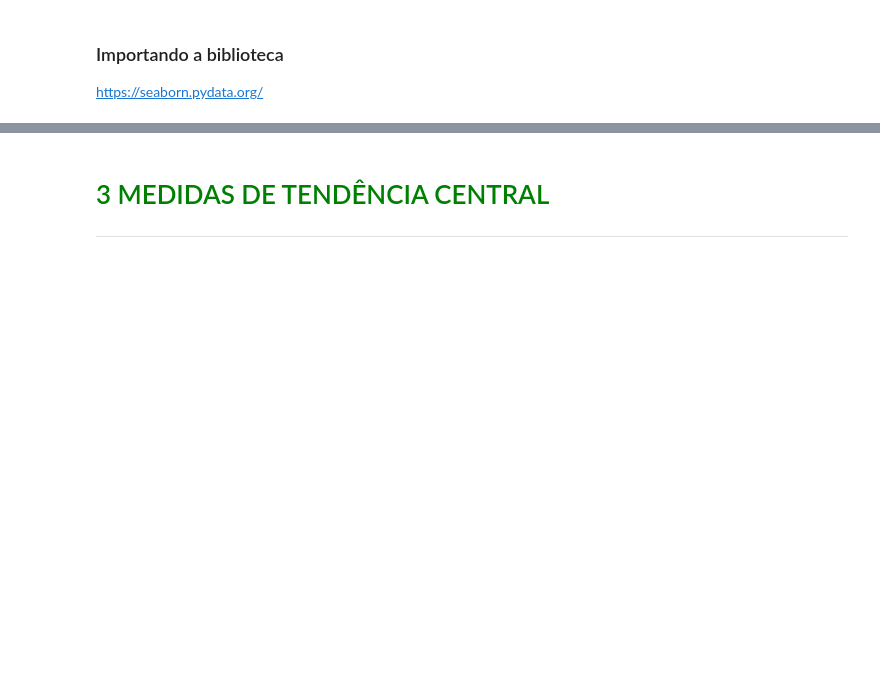
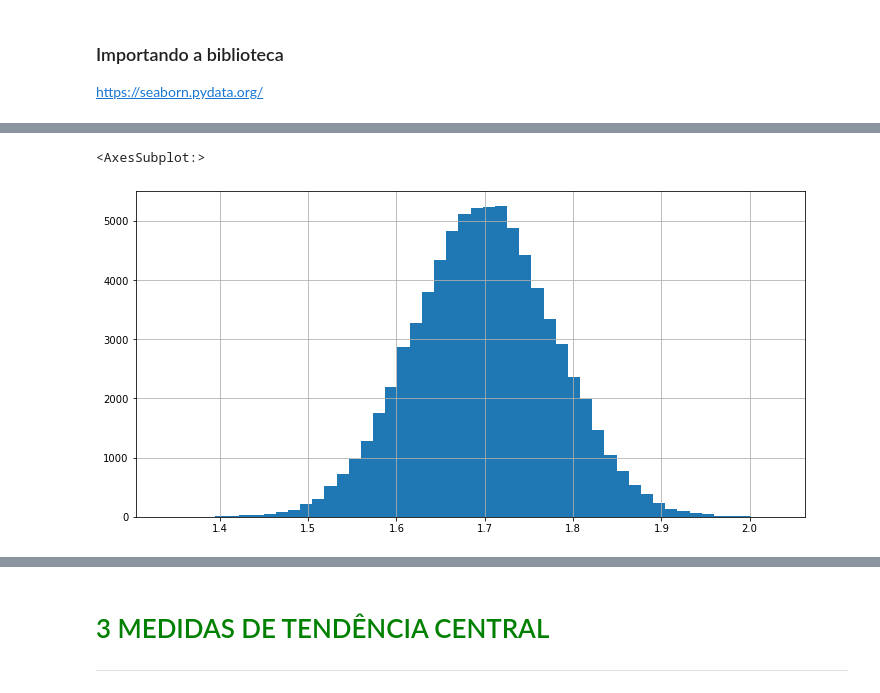
Before and after one commit to Caiocof/Estatistica_Python_01, a Jupyter notebook: Dados/Curso_de_Estatística_Parte_1.ipynb, the cells around one changed output, grey strips where cells are left out. Drawn from its saved outputs; the diff is of its cells as text; code cells hidden in the pictures; blank space fills up the shorter version.

Commit message:
function groupby and grafic hist

```diff
--- a/Dados/Curso_de_Estatística_Parte_1.ipynb
+++ b/Dados/Curso_de_Estatística_Parte_1.ipynb
@@ -477,0 +498,5 @@ https://seaborn.pydata.org/
+# %%
+dados['Altura'].hist(bins = 50, figsize=(12,6))
+# %% [output]
+<AxesSubplot:>
+[figure, added]
```
Also changed, not shown: parts of 8 cells of this notebook.
